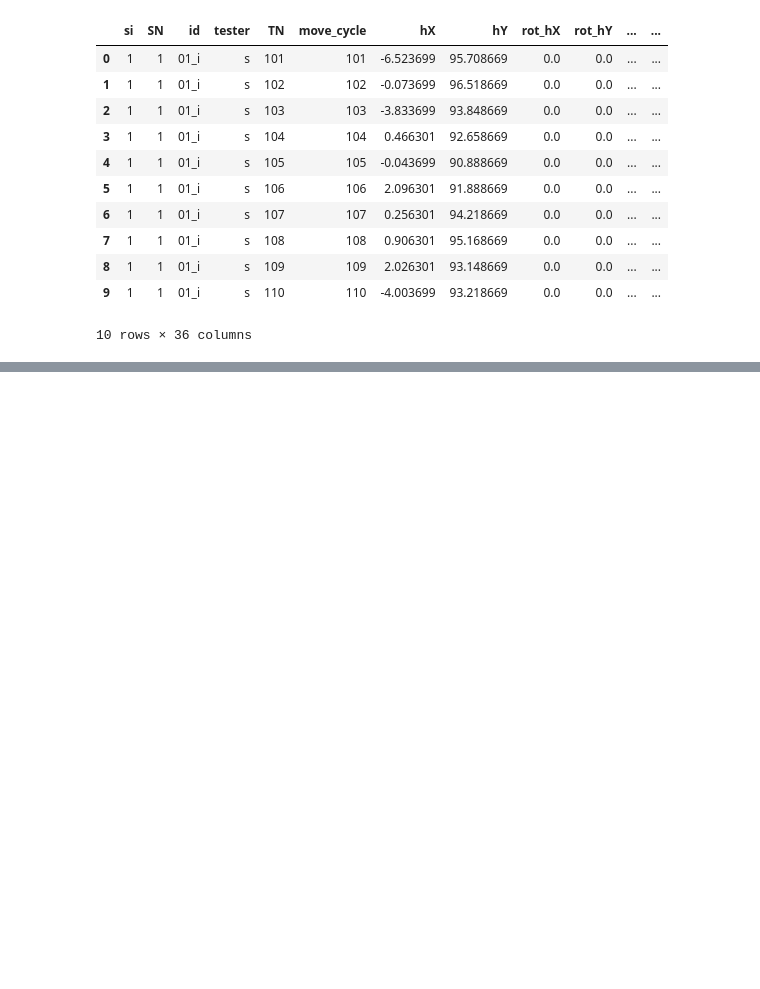
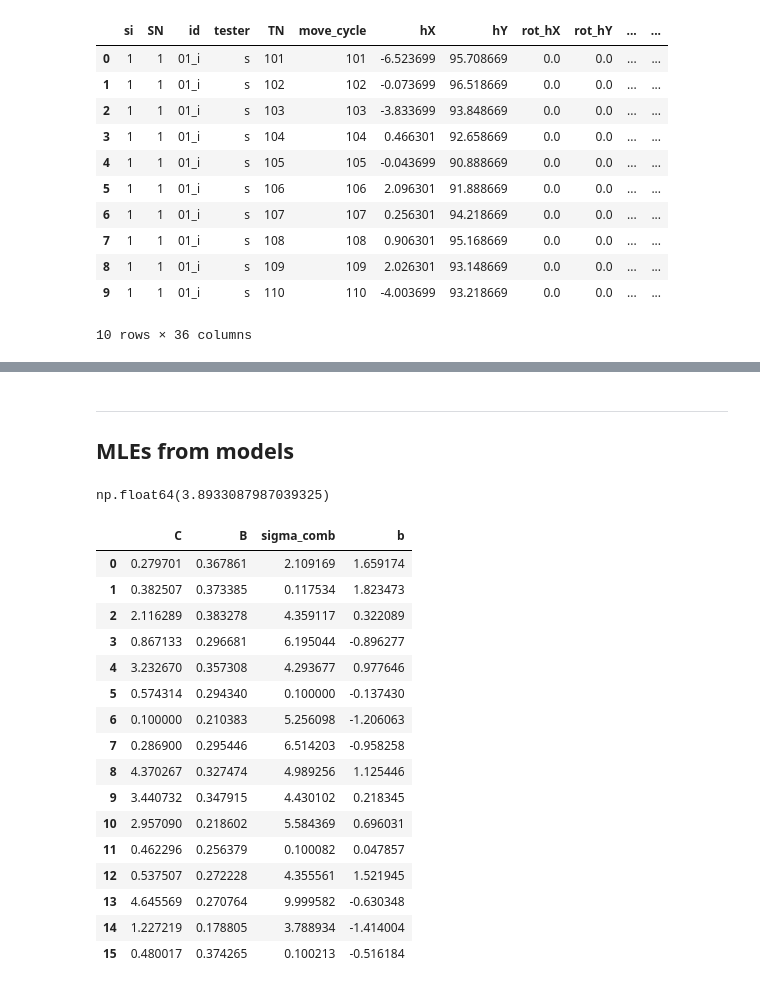
Before and after one commit to ccmlab-ubc/pertdetect-adapt, a Jupyter notebook: modeling/analyze-models.ipynb, the cells around one changed output, grey strips where cells are left out. Cells and saved outputs as stored; diff of their text form; code cells hidden in the pictures; blank space fills up the shorter version.

```diff
--- a/modeling/analyze-models.ipynb
+++ b/modeling/analyze-models.ipynb
@@ -520,0 +521,30 @@ plt.show()
+# %% [markdown]
+---
+## MLEs from models
+# %%
+co_adapt_sigma_comb = fits_adapt.loc[fits_adapt["model"] == "co", "sigma_comb"].values
+piece_sdt_sigma_p = fits_sdt.loc[fits_sdt["model"] == "piece", "sigma_p"].values
+
+co_adapt_sigma_comb.mean()
+# %% [output]
+np.float64(3.8933087987039325)
+# %%
+fits_adapt.loc[fits_adapt["model"] == "co", ["C", "B", "sigma_comb", "b"]].reset_index(drop=True)
+# %% [output]
+|  | C | B | sigma_comb | b |
+| 0 | 0.279701 | 0.367861 | 2.109169 | 1.659174 |
+| 1 | 0.382507 | 0.373385 | 0.117534 | 1.823473 |
+| 2 | 2.116289 | 0.383278 | 4.359117 | 0.322089 |
+| 3 | 0.867133 | 0.296681 | 6.195044 | -0.896277 |
+| 4 | 3.232670 | 0.357308 | 4.293677 | 0.977646 |
+| 5 | 0.574314 | 0.294340 | 0.100000 | -0.137430 |
+| 6 | 0.100000 | 0.210383 | 5.256098 | -1.206063 |
+| 7 | 0.286900 | 0.295446 | 6.514203 | -0.958258 |
+| 8 | 4.370267 | 0.327474 | 4.989256 | 1.125446 |
+| 9 | 3.440732 | 0.347915 | 4.430102 | 0.218345 |
+| 10 | 2.957090 | 0.218602 | 5.584369 | 0.696031 |
+| 11 | 0.462296 | 0.256379 | 0.100082 | 0.047857 |
+| 12 | 0.537507 | 0.272228 | 4.355561 | 1.521945 |
+| 13 | 4.645569 | 0.270764 | 9.999582 | -0.630348 |
+| 14 | 1.227219 | 0.178805 | 3.788934 | -1.414004 |
+| 15 | 0.480017 | 0.374265 | 0.100213 | -0.516184 |
```
Also changed, not shown: parts of 5 cells of this notebook.
